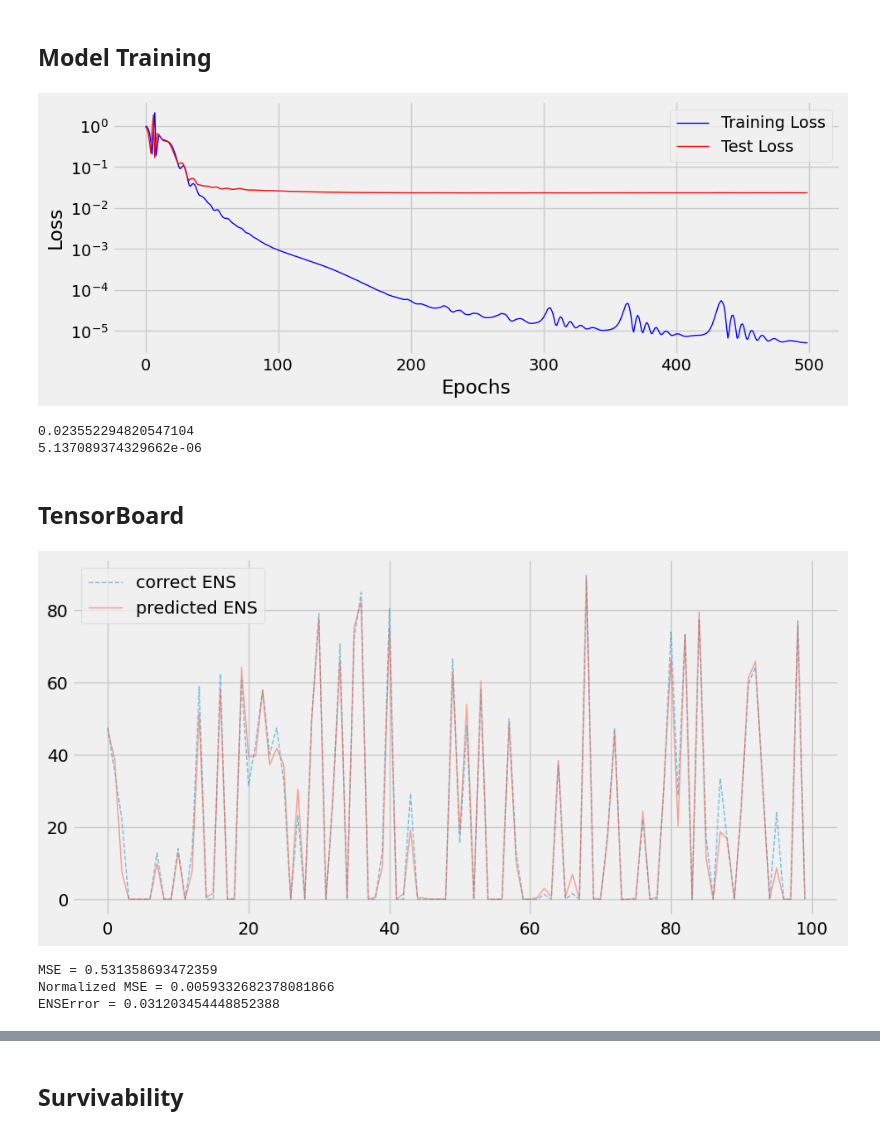
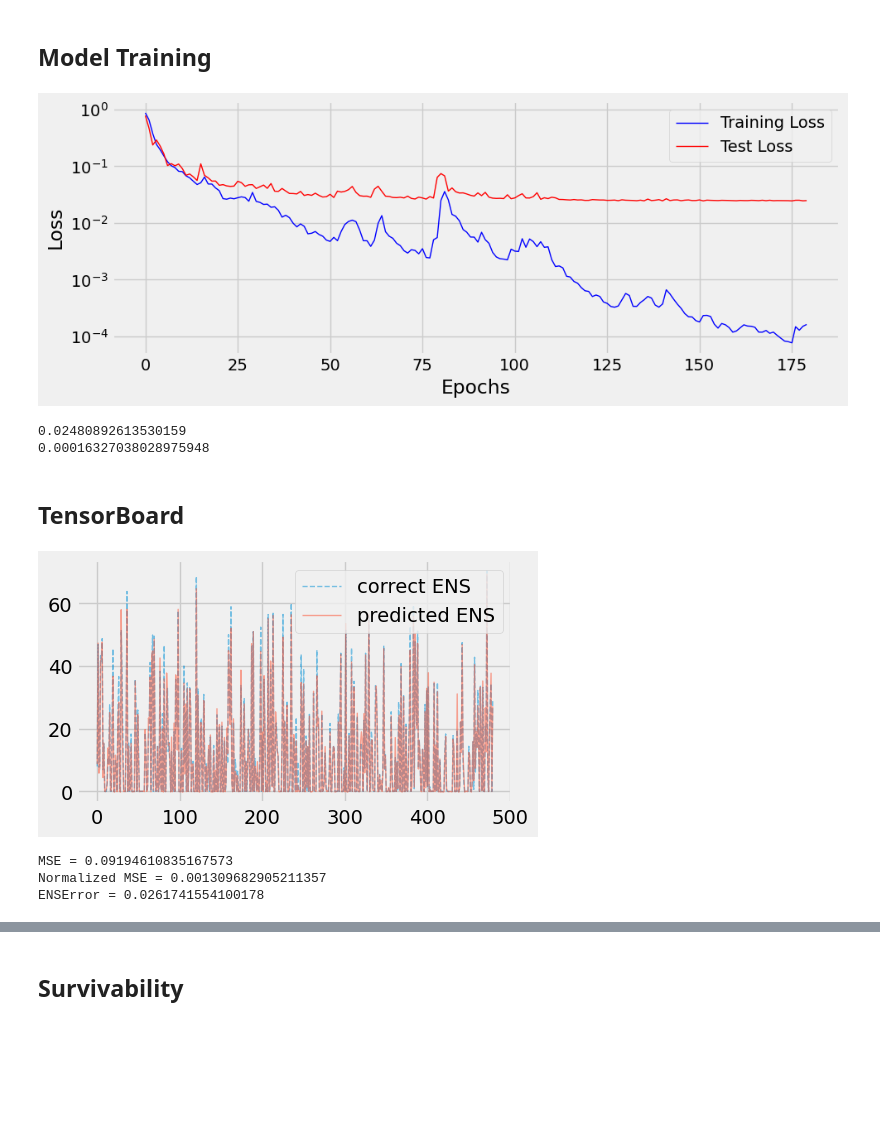
Before and after one commit to reXplan-project/reXplan-repo, a Jupyter notebook: jupyter_notebooks/ml_script_WOP.ipynb, the cells around one changed output, grey strips where cells are left out. Cells and saved outputs as stored; diff of their text form; code cells hidden in the pictures; blank space fills up the shorter version.

```diff
--- a/jupyter_notebooks/ml_script_WOP.ipynb
+++ b/jupyter_notebooks/ml_script_WOP.ipynb
@@ -256,6 +256,9 @@ number_of_lines = len(set(X_df_montecarlo.columns))
 X_df_montecarlo = pd.concat([X_df_montecarlo, df_network], axis=1)
 X_df_montecarlo.insert(0, 'idx', range(1, len(X_df_montecarlo) + 1))
 X = X_df_montecarlo.to_numpy()
+idx_mapping = X_df_montecarlo.reset_index()
+idx_mapping.rename(columns={'level_4': 'timestep'}, inplace=True)
+idx_mapping = idx_mapping[['strata', 'iteration', 'timestep', 'idx']]
 
 z = pd.DataFrame(X).iloc[:,1:number_of_lines+1].astype(int).astype(str).agg(''.join, axis=1)
 l = []
@@ -289,14 +292,18 @@ PATH_ENGINE = r"..\jupyter_notebooks\file\output\SimBench\engine_database.csv"
 df_engine = pd.read_csv(PATH_ENGINE, sep=",", index_col=[0, 1, 2, 3, 4])
 y_df = df_engine.loc[:,:,"loss_of_load_p_mw","load",:,:].stack().unstack("id")
 ysum_df = pd.DataFrame(y_df.sum(axis=1))
-Y = ysum_df
 ysum_df = ysum_df.reset_index()
-ysum_df.insert(0, 'idx', range(1, len(ysum_df) + 1))
 ysum_df.rename(columns={'level_2': 'timestep', 0: 'opf_sum'}, inplace=True)
+ysum_df = pd.merge(ysum_df, idx_mapping[['strata', 'iteration', 'timestep', 'idx']],
+                     on=['strata', 'iteration', 'timestep'],
+                     how='left')
+Y = ysum_df['opf_sum'].to_numpy().reshape(-1,1)
 y_train = pd.merge(pd.Series(X_train[:, 0], name='idx'), ysum_df[['idx', 'opf_sum']], on='idx', how='left')['opf_sum']
 y_val = pd.merge(pd.Series(X_val[:, 0], name='idx'), ysum_df[['idx', 'opf_sum']], on='idx', how='left')['opf_sum']
 
 X_TRAIN = X_train[:,1:]
-Y_TRAIN = y_train.to_numpy().reshape(-1, 1)
+Y_TRAIN = y_train.to_numpy().reshape(-1,1)
 X_VAL = X_val[:,1:]
-Y_VAL = y_val.to_numpy().reshape(-1, 1)
+X_VAL_UNSCALED = X_VAL
+Y_VAL = y_val.to_numpy().reshape(-1,1)
+Y_VAL_UNSCALED = Y_VAL
@@ -443,45 +397,43 @@ Sequential(
 )
 # %% [markdown]
 ## Model Training
-# %%
-neunet.train(n_epochs = 500)
 # %%
-#%matplotlib inline
+neunet.train(n_epochs = 180)
 plt.style.use('fivethirtyeight')
 fig = neunet.plot_losses()
 # %% [output]
-[figure, old version]
+[figure, new version]
 # %%
 print(neunet.val_losses[-1])
 print(neunet.losses[-1])
 # %% [output]
-0.023552294820547104
-5.137089374329662e-06
+0.02480892613530159
+0.00016327038028975948
 # %% [markdown]
 ## TensorBoard
 # %%
 # prediction of validation points
 i = 0
 start_t = 50
 end_t = start_t + 24*4*5
 #new_inputs = torch.tensor(X_val).float()
 new_inputs = np.array(X_VAL)
 model.eval()
 #pred = model(new_inputs.to(device))
 pred = neunet.predict(new_inputs)
 orig = Y_VAL
-f, (ax) = plt.subplots(1,1, figsize=(10, 5))
+f, (ax) = plt.subplots(1,1, figsize=(5, 3))
 plt.plot(scaler_y.inverse_transform(orig)[start_t:end_t, i], alpha=.5, linestyle="--", label="correct ENS", lw=1)
 plt.plot(scaler_y.inverse_transform(pred)[start_t:end_t, i], alpha=.5, linestyle="-", label="predicted ENS", lw=1)
 plt.legend()
 plt.show()
 MSE = np.mean(scaler_y.inverse_transform(orig)- scaler_y.inverse_transform(pred))**2
 print(f"MSE = {MSE}")
 print(f"Normalized MSE = {MSE/(scaler_y.inverse_transform(orig).max()-scaler_y.inverse_transform(orig).min())}")
 print(f"ENSError = {abs((scaler_y.inverse_transform(pred).mean() - scaler_y.inverse_transform(orig).mean()))/scaler_y.inverse_transform(orig).mean()}")
 # %% [output]
-[figure, old version]
+[figure, new version]
-MSE = 0.531358693472359
-Normalized MSE = 0.0059332682378081866
-ENSError = 0.031203454448852388
+MSE = 0.09194610835167573
+Normalized MSE = 0.001309682905211357
+ENSError = 0.0261741554100178
 # %%
```
Also changed, not shown: parts of 20 cells of this notebook, 5 other files.
